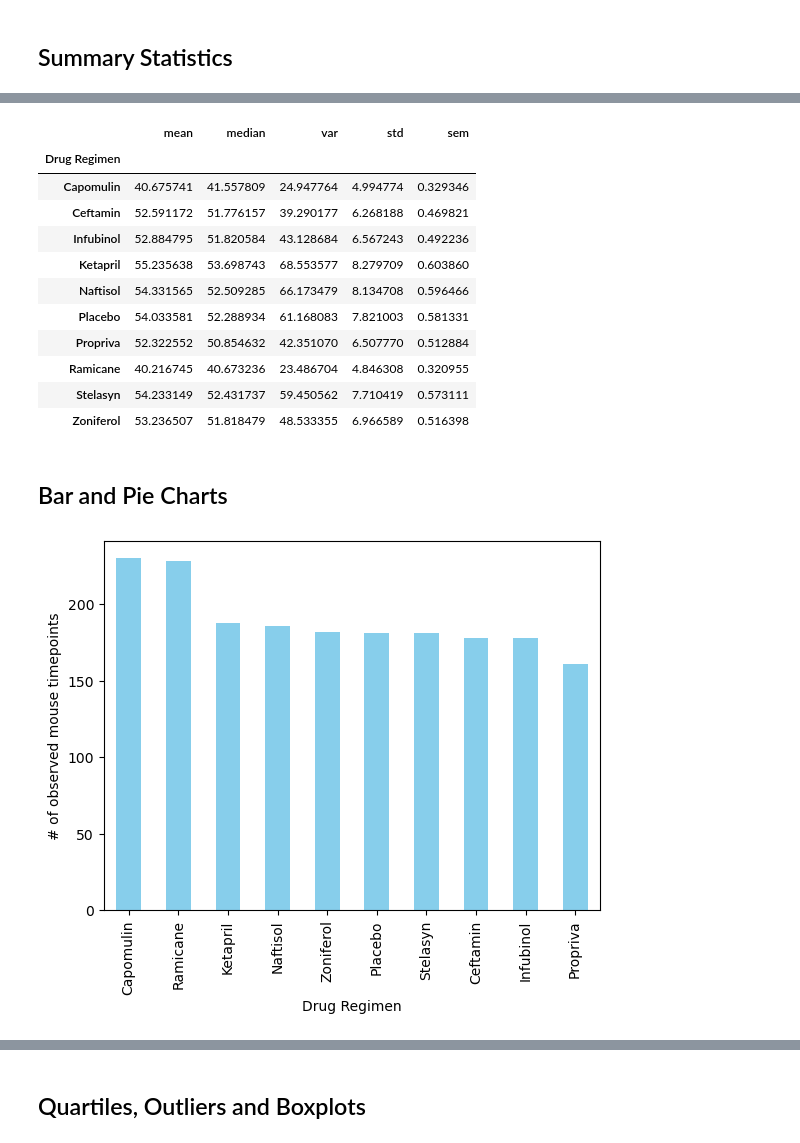
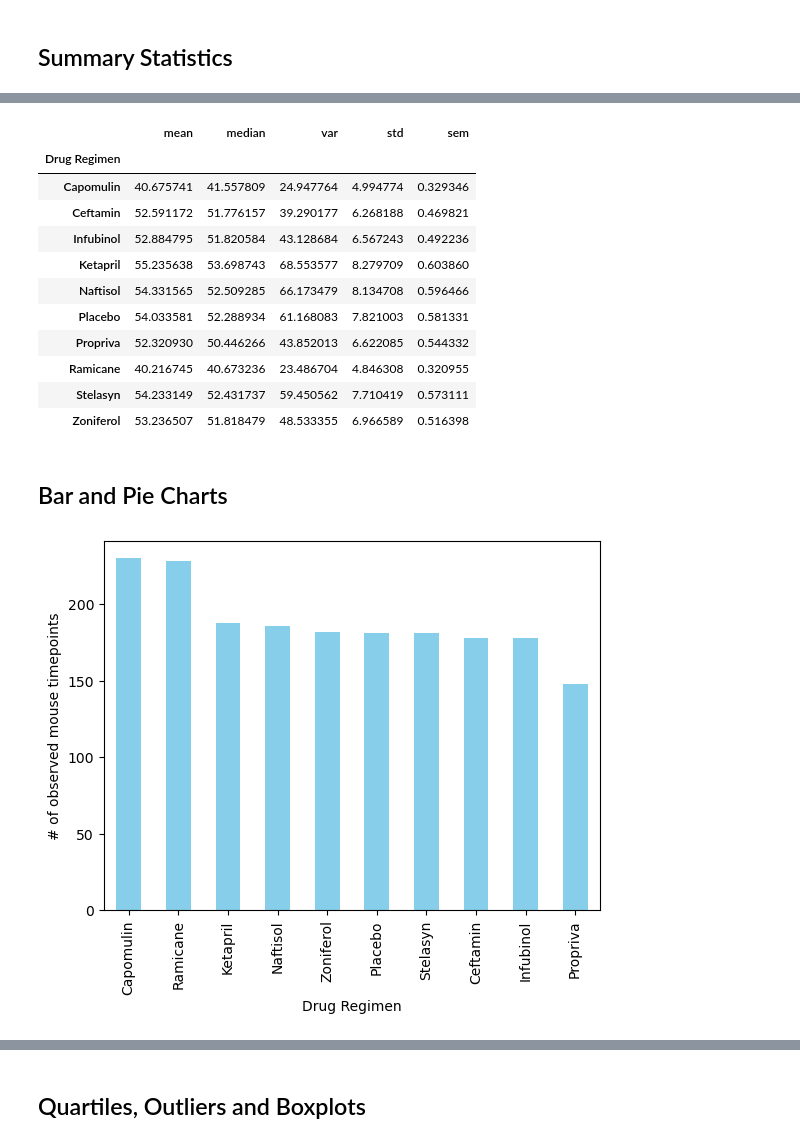
Before and after one commit to bburwinkel0721/Drug-Trials-Matplotlib-Challenge, a Jupyter notebook: Pymaceuticals/pymaceuticals_challenge.ipynb, the cells around one changed output, grey strips where cells are left out. Drawn from its saved outputs; the diff is of its cells as text; code cells hidden in the pictures.

Commit message:
Fixed issues with the duplicate id and pie charts

```diff
--- a/Pymaceuticals/pymaceuticals_challenge.ipynb
+++ b/Pymaceuticals/pymaceuticals_challenge.ipynb
@@ -26,7 +26,7 @@ mouse_metadata = pd.read_csv(mouse_metadata_path)
 study_results = pd.read_csv(study_results_path)
 
 # Combine the data into a single DataFrame
-complete_df = pd.merge(study_results,mouse_metadata)
+complete_df = pd.merge(study_results,mouse_metadata, how='left', on='Mouse ID')
 
 # Display the data table for preview
 complete_df.head()
@@ -71,6 +71,6 @@ complete_df.loc[complete_df["Mouse ID"]=='g989']
 # %%
 # Create a clean DataFrame by dropping the duplicate mouse by its ID.
-cleaned_df = complete_df.drop_duplicates(subset=["Mouse ID"])
+cleaned_df = complete_df.loc[complete_df["Mouse ID"]!='g989']
 cleaned_df = cleaned_df.reset_index(drop=True)
 cleaned_df.head()
 # %% [output]
@@ -122,7 +122,7 @@ summary_statistics
 # and SEM of the tumor volume for each regimen (only one method is required in the solution)
 
 # Using the aggregation method, produce the same summary statistics in a single line
-summary_statistics_v2 = complete_df.groupby("Drug Regimen")["Tumor Volume (mm3)"].aggregate(['mean', 'median', "var",'std', 'sem'])
+summary_statistics_v2 = cleaned_df.groupby("Drug Regimen")["Tumor Volume (mm3)"].aggregate(['mean', 'median', "var",'std', 'sem'])
 summary_statistics_v2
 # %% [output]
 |  | mean | median | var | std | sem |
@@ -133,7 +133,7 @@ summary_statistics_v2
 | Ketapril | 55.235638 | 53.698743 | 68.553577 | 8.279709 | 0.603860 |
 | Naftisol | 54.331565 | 52.509285 | 66.173479 | 8.134708 | 0.596466 |
 | Placebo | 54.033581 | 52.288934 | 61.168083 | 7.821003 | 0.581331 |
-| Propriva | 52.322552 | 50.854632 | 42.351070 | 6.507770 | 0.512884 |
+| Propriva | 52.320930 | 50.446266 | 43.852013 | 6.622085 | 0.544332 |
 | Ramicane | 40.216745 | 40.673236 | 23.486704 | 4.846308 | 0.320955 |
 | Stelasyn | 54.233149 | 52.431737 | 59.450562 | 7.710419 | 0.573111 |
 | Zoniferol | 53.236507 | 51.818479 | 48.533355 | 6.966589 | 0.516398 |
@@ -141,14 +141,14 @@ summary_statistics_v2
 ## Bar and Pie Charts
 # %%
 # Create dataframe with drug regimen and timepoints
-grouped_drug = complete_df.groupby("Drug Regimen")["Timepoint"].count()
+grouped_drug = cleaned_df.groupby("Drug Regimen")["Timepoint"].count()
 grouped_drug_df = grouped_drug.reset_index()
 grouped_drug_df = grouped_drug_df.sort_values("Timepoint", ascending=False)
 
 # Generate a bar plot showing the total number of rows (Mouse ID/Timepoints) for each drug regimen using Pandas.
 bar_plot_drug_count = grouped_drug_df.plot(x='Drug Regimen', y='Timepoint', kind='bar', color='skyblue', ylabel="# of observed mouse timepoints", legend=None)
 # %% [output]
-[figure, old version]
+[figure, new version]
 # %%
 # Create lists for bar graph
 x_list = grouped_drug_df["Drug Regimen"]
```
Also changed, not shown: parts of 11 cells of this notebook.
